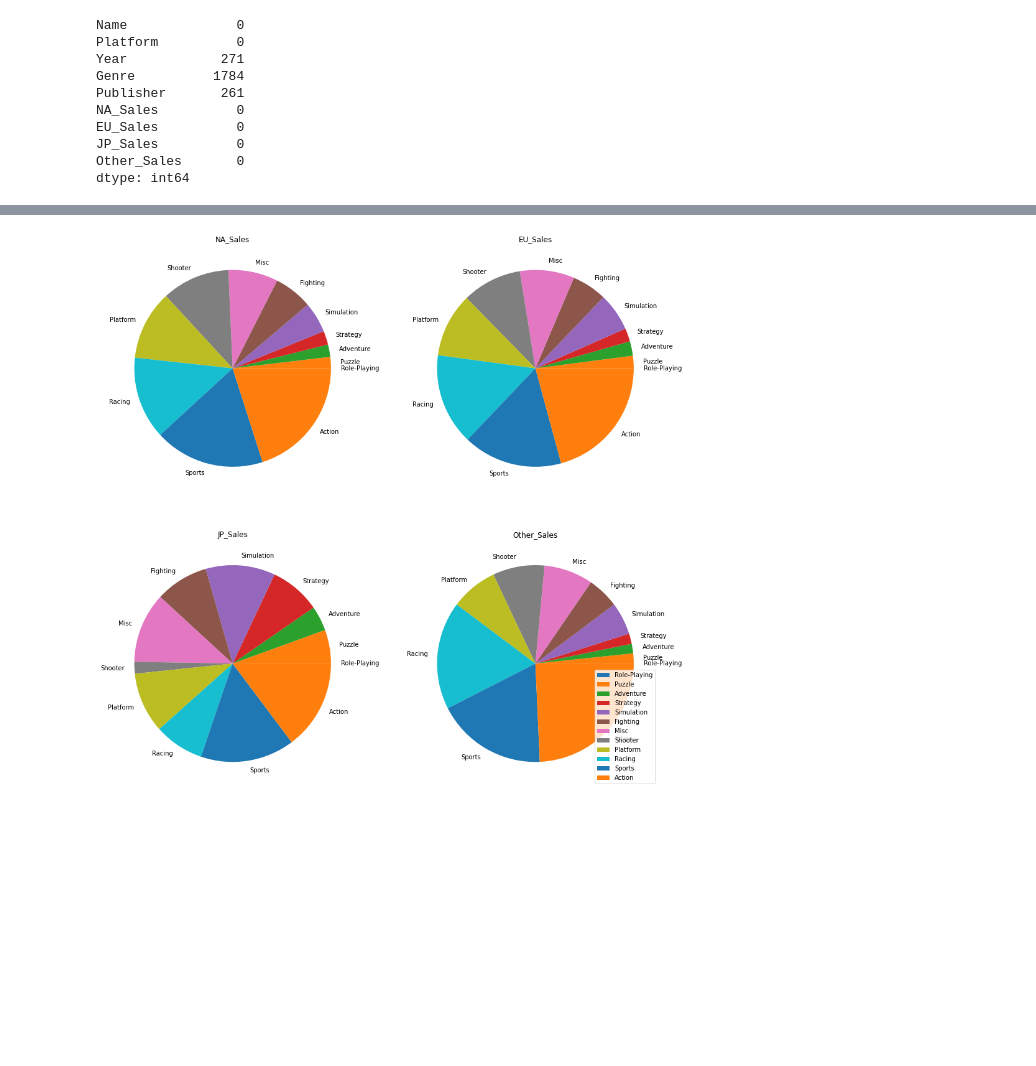
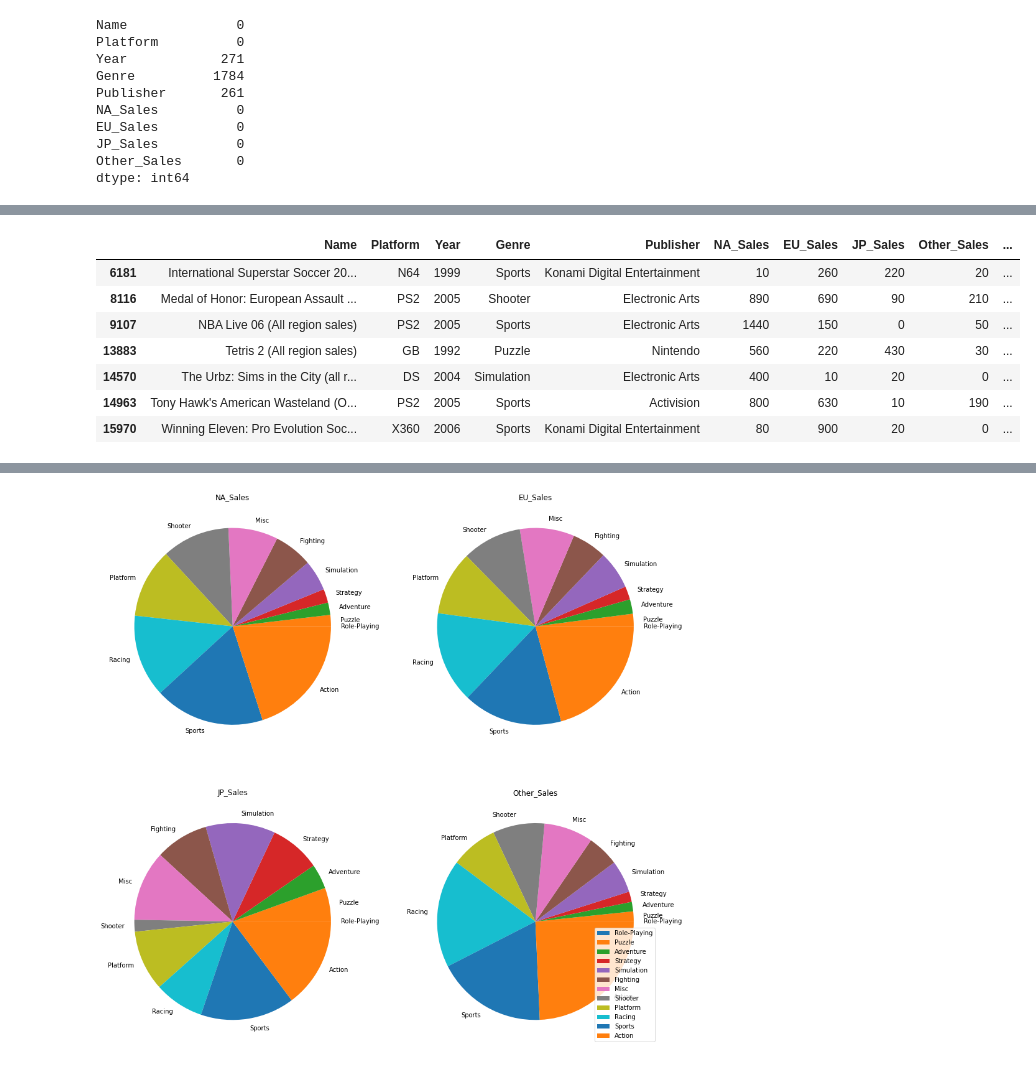
Before and after one commit to e080hsm/Section1_Project, a Jupyter notebook: ai14_n1xx_우성호.ipynb, the cells around one changed output, grey strips where cells are left out. Saved outputs shown, nothing was run; the diff lists cells and outputs as text; code cells hidden in the pictures; blank space fills up the shorter version.

```diff
--- a/ai14_n1xx_우성호.ipynb
+++ b/ai14_n1xx_우성호.ipynb
@@ -250,3 +321,14 @@ def make_pie(df, min=1900, max=2022):
+# %%
+df[df.Name.str.contains('\(.*(R|r)egion')]#.loc[df.duplicated(subset=['Name', 'Year'], keep= False),:][df.duplicated(subset=['Name', 'Year', 'Publisher'], keep= False)==False]
+# %% [output]
+|  | Name | Platform | Year | Genre | Publisher | NA_Sales | EU_Sales | JP_Sales | Other_Sales | ... |
+| 6181 | International Superstar Soccer 20... | N64 | 1999 | Sports | Konami Digital Entertainment | 10 | 260 | 220 | 20 | ... |
+| 8116 | Medal of Honor: European Assault ... | PS2 | 2005 | Shooter | Electronic Arts | 890 | 690 | 90 | 210 | ... |
+| 9107 | NBA Live 06 (All region sales) | PS2 | 2005 | Sports | Electronic Arts | 1440 | 150 | 0 | 50 | ... |
+| 13883 | Tetris 2 (All region sales) | GB | 1992 | Puzzle | Nintendo | 560 | 220 | 430 | 30 | ... |
+| 14570 | The Urbz: Sims in the City (all r... | DS | 2004 | Simulation | Electronic Arts | 400 | 10 | 20 | 0 | ... |
+| 14963 | Tony Hawk's American Wasteland (O... | PS2 | 2005 | Sports | Activision | 800 | 630 | 10 | 190 | ... |
+| 15970 | Winning Eleven: Pro Evolution Soc... | X360 | 2006 | Sports | Konami Digital Entertainment | 80 | 900 | 20 | 0 | ... |
 # %%
 plt.figure(figsize=[12, 9])
 make_lineplot(df, min=2000, max=2015)
```
Also changed, not shown: parts of 12 cells of this notebook.
